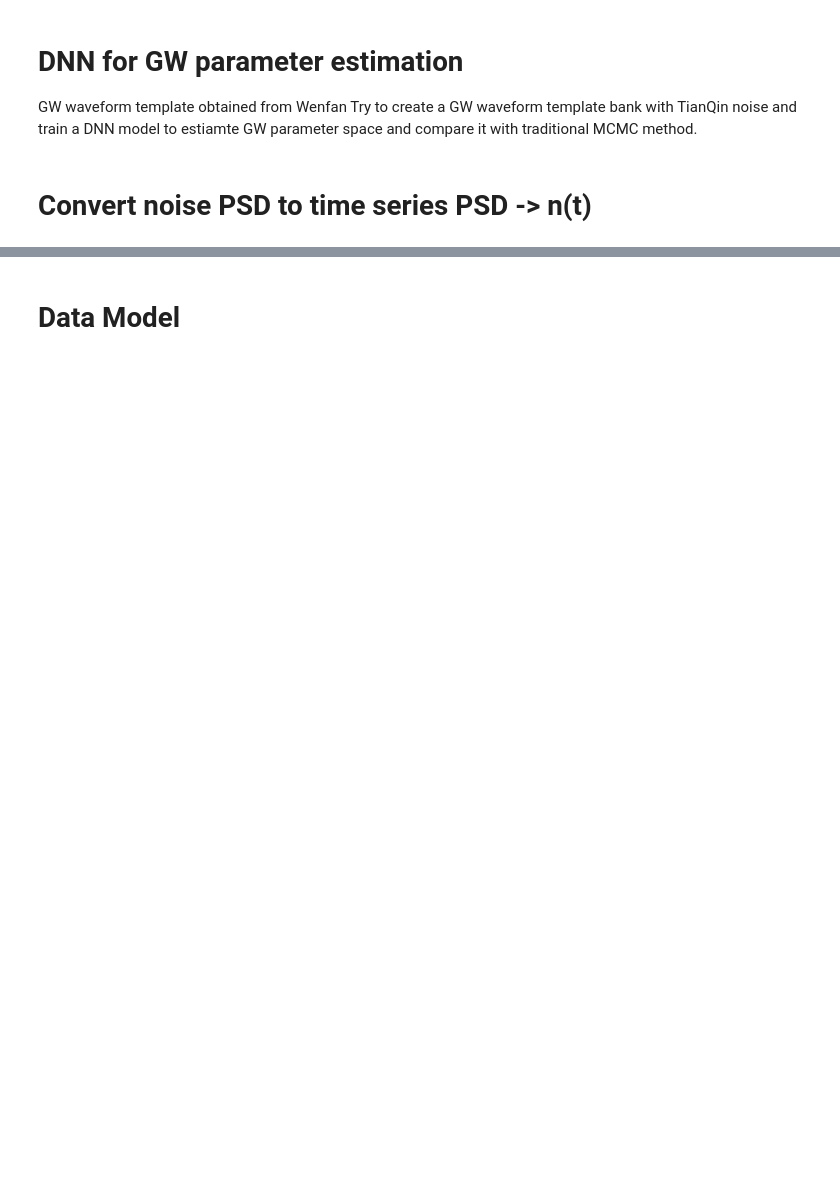
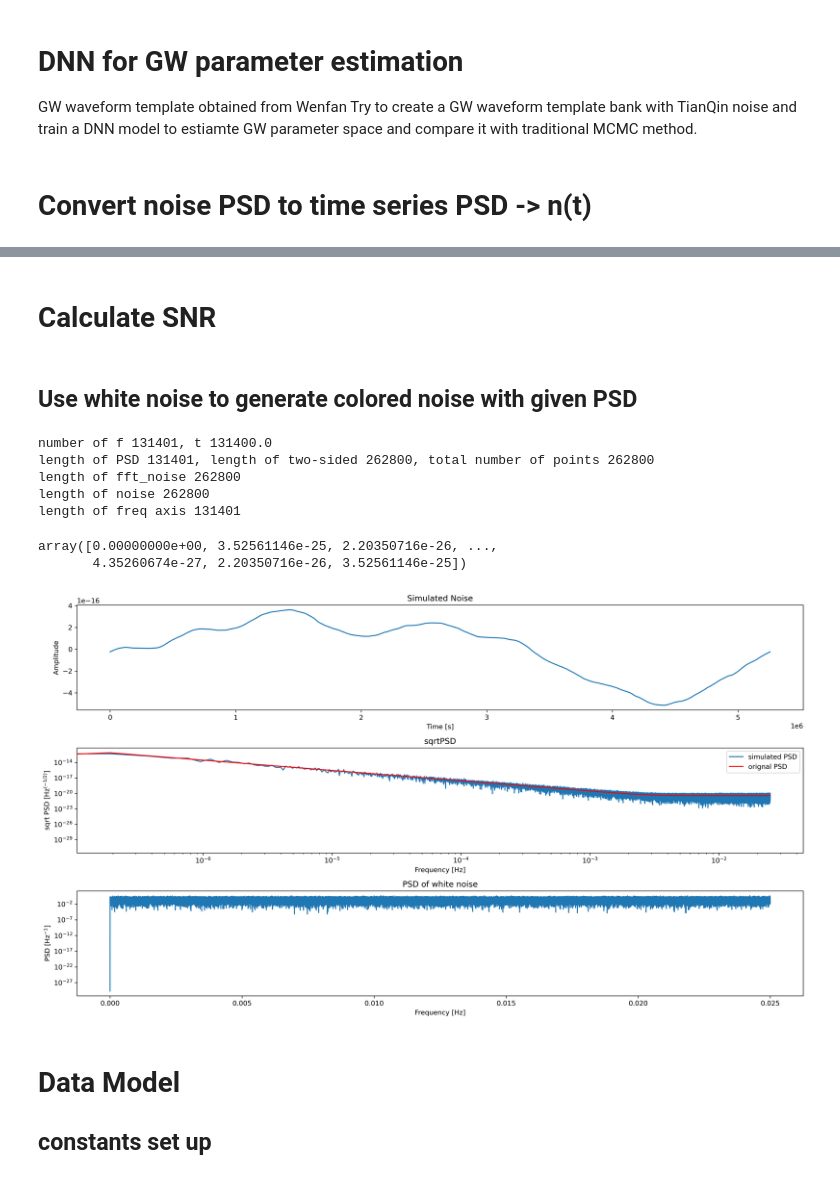
Before and after one commit to QYQSDTC/DNN_for_GW_Parameter_Space_Estimation, a Jupyter notebook: LISA-TQ-Waveforms.ipynb, the cells around one changed output, grey strips where cells are left out. Cells and saved outputs as stored; diff of their text form; code cells hidden in the pictures; blank space fills up the shorter version.

Commit message:
update colored noise generation methods

```diff
--- a/LISA-TQ-Waveforms.ipynb
+++ b/LISA-TQ-Waveforms.ipynb
@@ -259,0 +125,2 @@ sampling frequency is 18606.299 Hz
+# %% [markdown]
+# Calculate SNR
@@ -260,2 +153,72 @@ sampling frequency is 18606.299 Hz
+# %% [markdown]
+## Use white noise to generate colored noise with given PSD
+# %%
+YearInS  = 31536000.0  # one year in [s]
+fs = 0.05 # sampling frequency
+T = int(1/6*YearInS) # Total time
+N = int(T*fs) # Number of data length
+t = np.linspace(0,T,N) # time vector
+# calculate f
+df = 1/T # frequency resolution
+# f = np.arange(0,fs/2,df) # frequency vector
+f = np.linspace(0, fs/2, N//2 + 1) # frequency vector
+print(f'number of f {len(f)}, t {len(t)/2}')
+# calculate PSD and convert it to two-sided PSD
+PSD = LISAPSD(f)
+PSD[0] = 0 # set the DC part to zero
+PSD2 = np.concatenate([PSD, np.conj(PSD[N%2-2:0:-1])])/2 # double-side PSD
+
+print(f'length of PSD {len(PSD)}, length of two-sided {len(PSD2)}, total number of points {N}')
+
+# generate a white noise realization
+w_noise = np.random.randn(len(PSD2))*np.sqrt(fs)
+# calculate the noise spectrum
+fft_w_noise = np.fft.fft(w_noise)
+print(f'length of fft_noise {len(fft_w_noise)}')
+# multiply the spectrum by the square root of the PSD
+fft_noise = fft_w_noise*np.sqrt(PSD2)
+# calculate the inverse FFT
+noise = np.real(np.fft.ifft(fft_noise))
+print(f'length of noise {len(noise)}')
+# calculate the noise spectrum
+freq, Pxx = signal.periodogram(noise,fs)
+print(f'length of freq axis {len(freq)}')
+
+# PSD of white noise
+freq2, Pxx2 = signal.periodogram(w_noise,fs)
+# %% [output]
+number of f 131401, t 131400.0
+length of PSD 131401, length of two-sided 262800, total number of points 262800
+length of fft_noise 262800
+length of noise 262800
+length of freq axis 131401
+# %%
+PSD2
+# %% [output]
+array([0.00000000e+00, 3.52561146e-25, 2.20350716e-26, ...,
+       4.35260674e-27, 2.20350716e-26, 3.52561146e-25])
+# %%
+# plot the time series and the spectrum of the noise
+fig, (ax1, ax2, ax3) = plt.subplots(3, 1, figsize=(16,9),dpi=300)
+ax1.plot(t,noise)
+ax1.set_xlabel('Time [s]')
+ax1.set_ylabel('Amplitude')
+ax1.set_title('Simulated Noise')
+ax2.loglog(freq[:N//2], np.sqrt(Pxx[:N//2]), label='simulated PSD')
+# plot the original PSD
+ax2.loglog(f,np.sqrt(PSD),'r',label='orignal PSD')
+ax2.set_xlabel('Frequency [Hz]')
+ax2.set_ylabel('sqrt PSD [Hz$^{(-1/2)}$]')
+ax2.set_title('sqrtPSD')
+ax2.legend()
+ax3.semilogy(freq2, Pxx2*np.sqrt(fs), label='white noise')
+ax3.set_xlabel('Frequency [Hz]')
+ax3.set_ylabel('PSD [Hz$^{-1}$]')
+ax3.set_title('PSD of white noise')
+plt.tight_layout()
+plt.savefig('Sim-Noise-fs-' + str(fs) + '.png', dpi=300)
+# %% [output]
+[figure, added]
 # %% [markdown]
 # Data Model
+## constants set up
```
Also changed, not shown: parts of 20 cells of this notebook, 4 other files.
